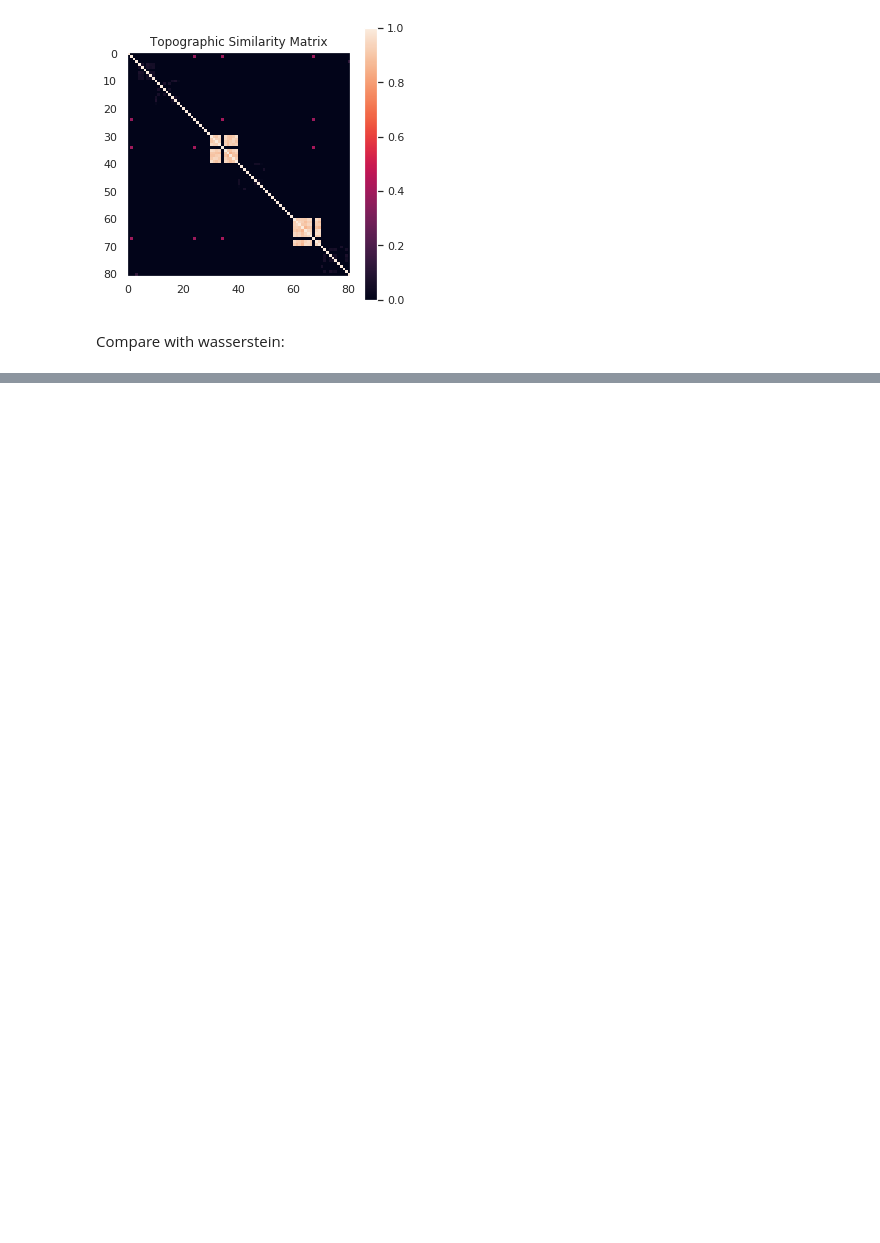
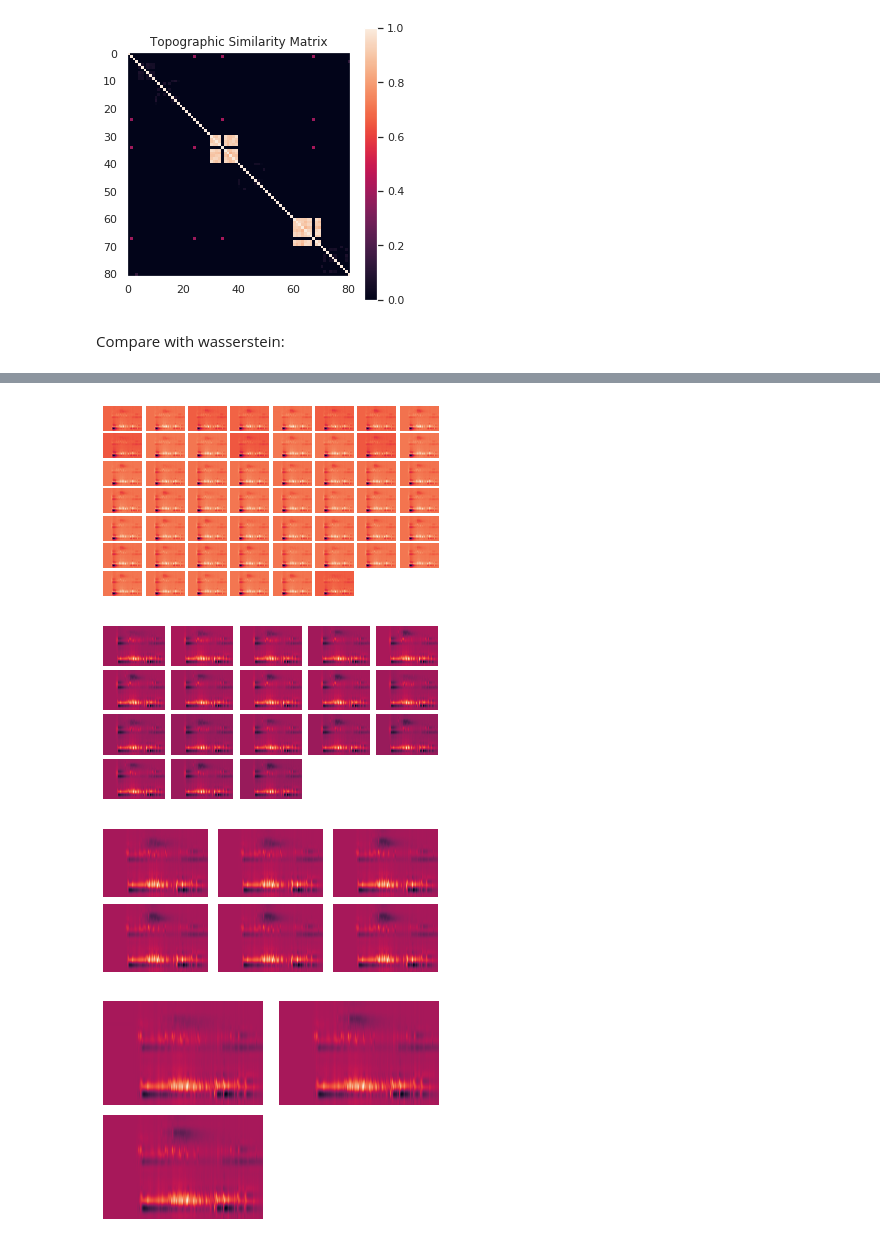
Before and after one commit to ntolley/reeb_matching_github, a Jupyter notebook: code/tree_similarity.ipynb, the cells around one changed output, grey strips where cells are left out. Saved outputs shown, nothing was run; the diff lists cells and outputs as text; code cells hidden in the pictures; blank space fills up the shorter version.

```diff
--- a/code/tree_similarity.ipynb
+++ b/code/tree_similarity.ipynb
@@ -97,0 +123,32 @@ ValueError: Distance matrix 'X' must be symmetric.
+# %%
+%matplotlib inline
+cluster_indeces = hcluster.fcluster(linkage, t=4, criterion='maxclust')
+cluster_labels = np.unique(cluster_indeces)
+p_dir = '../lfp_reeb_github/data/gbarEvPyrAmpa_sweep/points'
+file_list = np.array(os.listdir(p_dir))
+
+for label in cluster_labels:
+    file_cluster = file_list[cluster_indeces == label]
+    num_files = len(file_cluster)
+    num_rc = np.ceil(np.sqrt(num_files)).astype(int)
+
+    count = 1
+    plt.figure()
+    for f in file_cluster:
+        f_path = p_dir + '/' + f
+
+        plt.subplot(num_rc,num_rc,count)
+        csd_grid = csd_functions.points2grid(np.array(pd.read_csv(f_path)))
+        plt.imshow(csd_grid,aspect='auto')
+        plt.axis('off')
+
+        count += 1
+
+    # plt.subplots_adjust(hspace=0.1, wspace=0.1)
+    plt.subplots_adjust(hspace=0.1, wspace=0.1)
+    plt.show()
+# %% [output]
+[figure, added]
+[figure, added]
+[figure, added]
+[figure, added]
```
Also changed, not shown: parts of 5 cells of this notebook, 4 other files.
